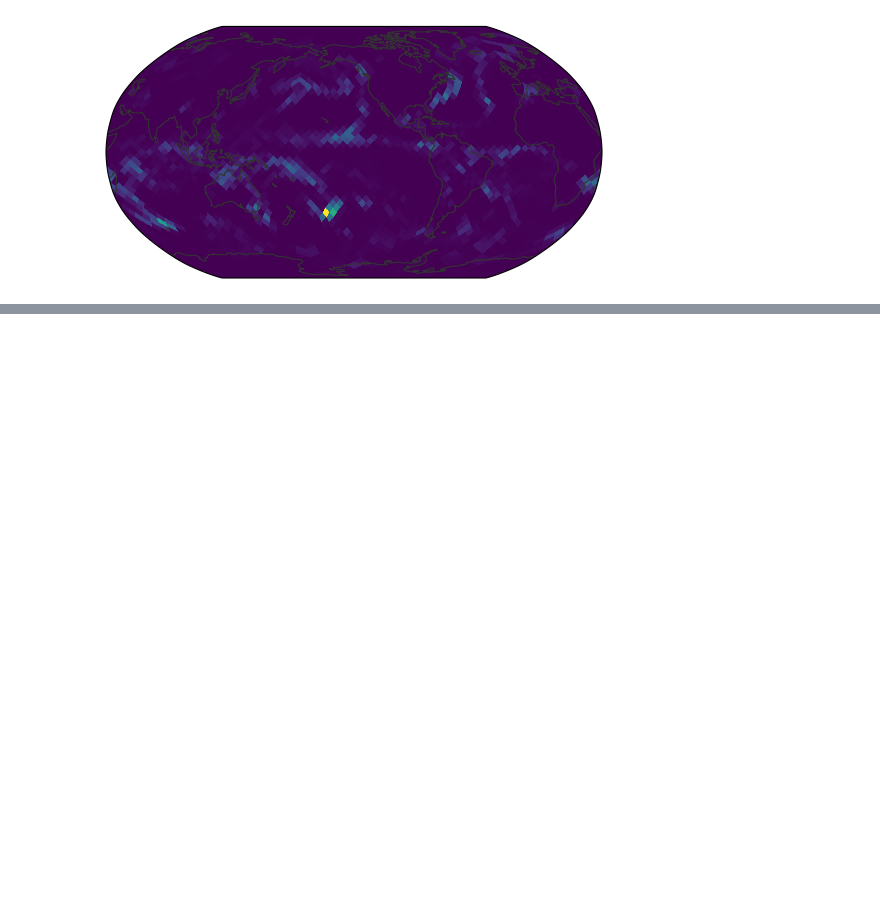
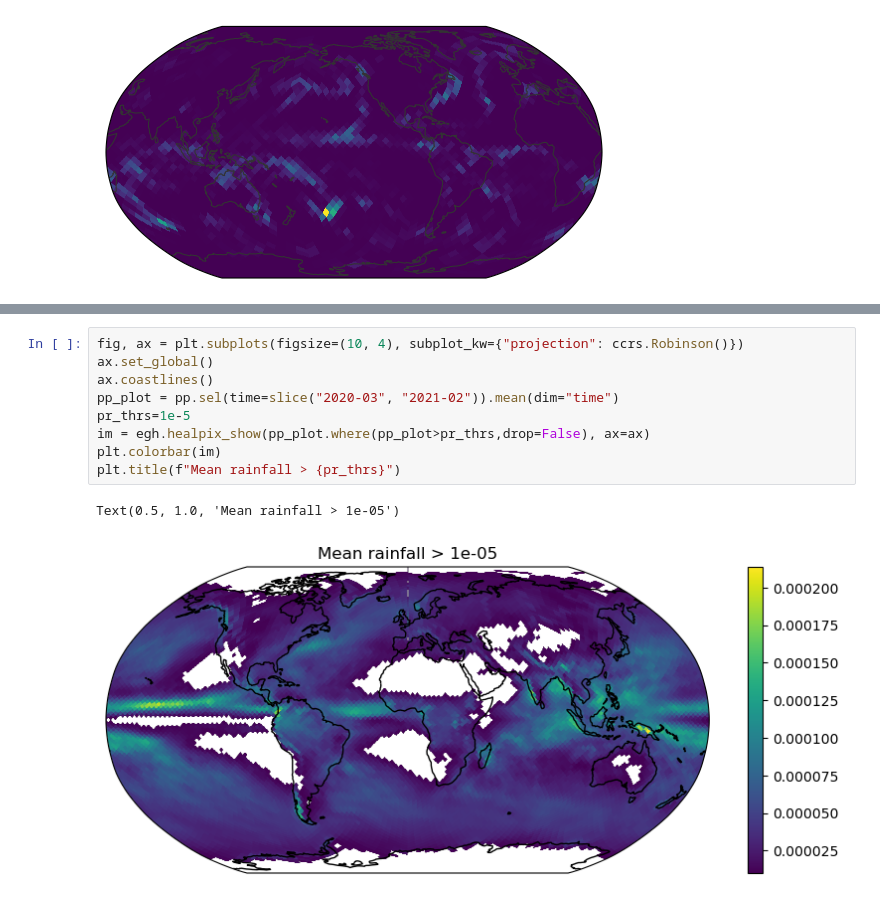
Before and after one commit to fran-morris-research/hackathon-monsoons, a Jupyter notebook: onset_identification/healpix_timeseries.ipynb, the cells around one changed output, grey strips where cells are left out. Saved outputs shown, nothing was run; the diff lists cells and outputs as text; blank space fills up the shorter version.

```diff
--- a/onset_identification/healpix_timeseries.ipynb
+++ b/onset_identification/healpix_timeseries.ipynb
@@ -123,5 +180,17 @@ def seasonality_index(pp):
     si = (1 / rbar) * (abs((x_m - (rbar)))).mean(dim="time")
     return si
+# %%
+fig, ax = plt.subplots(figsize=(10, 4), subplot_kw={"projection": ccrs.Robinson()})
+ax.set_global()
+ax.coastlines()
+pp_plot = pp.sel(time=slice("2020-03", "2021-02")).mean(dim="time")
+pr_thrs=1e-5
+im = egh.healpix_show(pp_plot.where(pp_plot>pr_thrs,drop=False), ax=ax)
+plt.colorbar(im)
+plt.title(f"Mean rainfall > {pr_thrs}")
+# %% [output]
+Text(0.5, 1.0, 'Mean rainfall > 1e-05')
+[figure, added]
 # %%
 
 fwin = 60  # size of the butterworth filtering window
```
Also changed, not shown: parts of 9 cells of this notebook.
